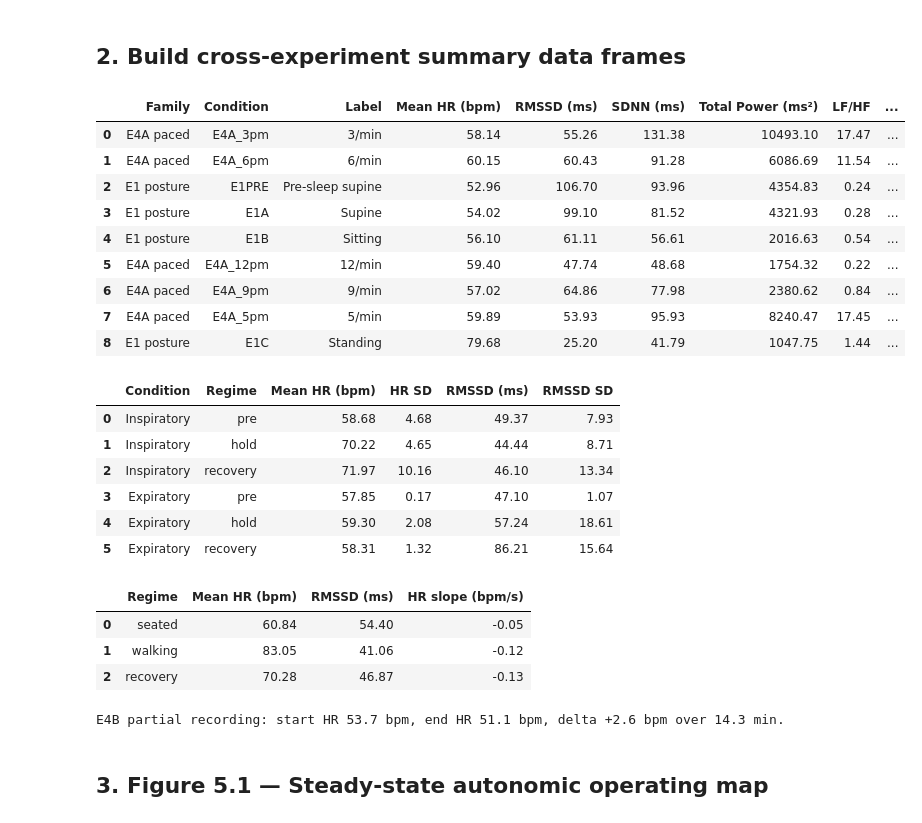
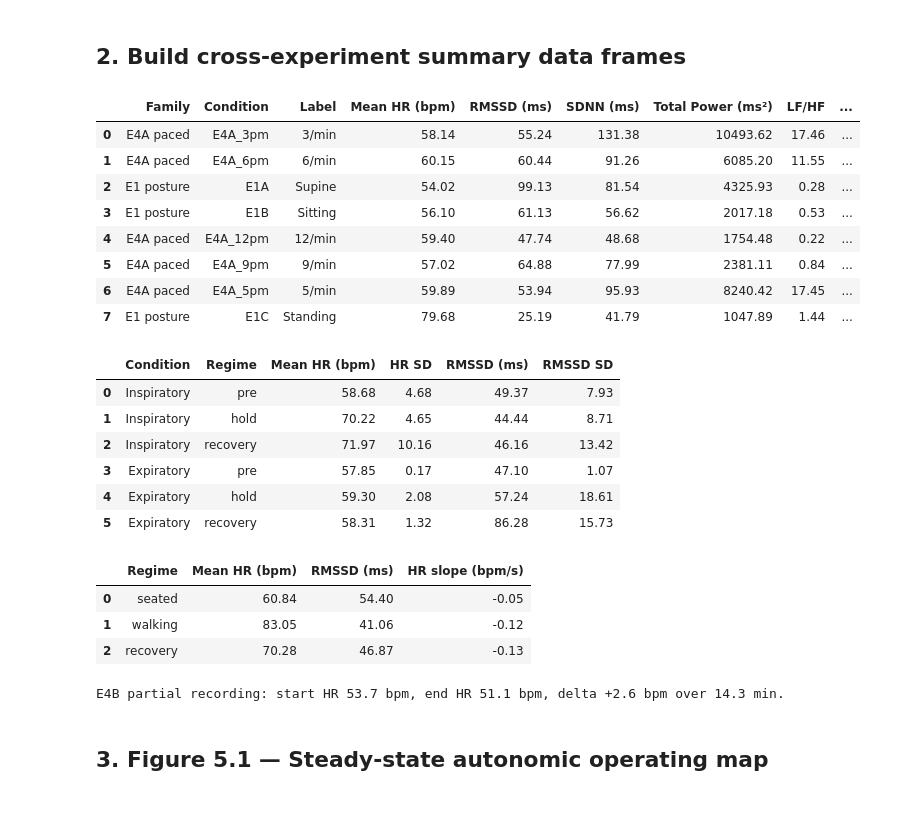
Before and after one commit to peienwu1216/hw5_ecg-analysis, a Jupyter notebook: notebooks/06_integration.ipynb, the cells around one changed output. Cells and saved outputs as stored; diff of their text form; code cells hidden in the pictures.

```diff
--- a/notebooks/06_integration.ipynb
+++ b/notebooks/06_integration.ipynb
@@ -65,9 +65,14 @@ def panel_label(ax, text):
 def save_paper_png(fig, filename):
     fig.savefig(FIG_DIR / filename, dpi=300, bbox_inches="tight")
 
+
+def save_paper_figure(fig, filename):
+    """PDF in outputs/figures (manuscript / nb06 exports)."""
+    PL.save_figure(fig, filename, fig_dir=REPO_ROOT / "outputs" / "figures")
+
+
 def short_label(key):
     mapping = {
-        "E1PRE": "Pre-sleep supine",
         "E1A": "Supine",
         "E1B": "Sitting",
         "E1C": "Standing",
@@ -104,7 +109,6 @@ E4A_COLORS = {
     "E4A_3pm": "#e15759",
 }
 E1_COLORS = {
-    "E1PRE": "#2f6690",
     "E1A": "#4c78a8",
     "E1B": "#59a14f",
     "E1C": "#c44e52",
@@ -179,51 +183,51 @@ e2_df = pd.DataFrame(e2_rows)
 e3_rows = []
 for regime, d in results["E3_walk"].extras["transient_hrv"].items():
     e3_rows.append(
         {
             "Regime": regime,
             "Mean HR (bpm)": d["mean_hr_bpm"],
             "RMSSD (ms)": d["rmssd_ms"],
             "HR slope (bpm/s)": d["hr_slope_bpm_per_s"],
         }
     )
 e3_df = pd.DataFrame(e3_rows)
 
 r_e4b = results["E4B_sleep"]
-r_e1pre = results["E1PRE"]
+e4b_anchor_key = cfg.ANCHOR_KEYS["E4B_sleep"]
+r_sleep_anchor = results[e4b_anchor_key]
 t_grid = r_e4b.extras["t_hr_grid"]
 hr_smooth = r_e4b.extras["hr_smooth_bpm"]
 valid = np.isfinite(hr_smooth) & (hr_smooth > 30)
 sleep_start = float(np.nanmean(hr_smooth[(t_grid < 180) & valid]))
 sleep_end = float(np.nanmean(hr_smooth[(t_grid > t_grid.max() - 60) & valid]))
 sleep_delta = sleep_start - sleep_end
 sleep_duration_min = t_grid.max() / 60.0
-sleep_anchor = r_e1pre.td_hrv["mean_hr_bpm"]
+sleep_anchor = r_sleep_anchor.td_hrv["mean_hr_bpm"]
 
 display(steady_df.round(2))
 display(e2_df.round(2))
 display(e3_df.round(2))
 print(
     f"E4B partial recording: start HR {sleep_start:.1f} bpm, end HR {sleep_end:.1f} bpm, "
     f"delta {sleep_delta:+.1f} bpm over {sleep_duration_min:.1f} min."
 )
 # %% [output]
 |  | Family | Condition | Label | Mean HR (bpm) | RMSSD (ms) | SDNN (ms) | Total Power (ms²) | LF/HF | ... |
-| 0 | E4A paced | E4A_3pm | 3/min | 58.14 | 55.26 | 131.38 | 10493.10 | 17.47 | ... |
-| 1 | E4A paced | E4A_6pm | 6/min | 60.15 | 60.43 | 91.28 | 6086.69 | 11.54 | ... |
-| 2 | E1 posture | E1PRE | Pre-sleep supine | 52.96 | 106.70 | 93.96 | 4354.83 | 0.24 | ... |
-| 3 | E1 posture | E1A | Supine | 54.02 | 99.10 | 81.52 | 4321.93 | 0.28 | ... |
-| 4 | E1 posture | E1B | Sitting | 56.10 | 61.11 | 56.61 | 2016.63 | 0.54 | ... |
-| 5 | E4A paced | E4A_12pm | 12/min | 59.40 | 47.74 | 48.68 | 1754.32 | 0.22 | ... |
-| 6 | E4A paced | E4A_9pm | 9/min | 57.02 | 64.86 | 77.98 | 2380.62 | 0.84 | ... |
-| 7 | E4A paced | E4A_5pm | 5/min | 59.89 | 53.93 | 95.93 | 8240.47 | 17.45 | ... |
-| 8 | E1 posture | E1C | Standing | 79.68 | 25.20 | 41.79 | 1047.75 | 1.44 | ... |
+| 0 | E4A paced | E4A_3pm | 3/min | 58.14 | 55.24 | 131.38 | 10493.62 | 17.46 | ... |
+| 1 | E4A paced | E4A_6pm | 6/min | 60.15 | 60.44 | 91.26 | 6085.20 | 11.55 | ... |
+| 2 | E1 posture | E1A | Supine | 54.02 | 99.13 | 81.54 | 4325.93 | 0.28 | ... |
+| 3 | E1 posture | E1B | Sitting | 56.10 | 61.13 | 56.62 | 2017.18 | 0.53 | ... |
+| 4 | E4A paced | E4A_12pm | 12/min | 59.40 | 47.74 | 48.68 | 1754.48 | 0.22 | ... |
+| 5 | E4A paced | E4A_9pm | 9/min | 57.02 | 64.88 | 77.99 | 2381.11 | 0.84 | ... |
+| 6 | E4A paced | E4A_5pm | 5/min | 59.89 | 53.94 | 95.93 | 8240.42 | 17.45 | ... |
+| 7 | E1 posture | E1C | Standing | 79.68 | 25.19 | 41.79 | 1047.89 | 1.44 | ... |
 |  | Condition | Regime | Mean HR (bpm) | HR SD | RMSSD (ms) | RMSSD SD |
 | 0 | Inspiratory | pre | 58.68 | 4.68 | 49.37 | 7.93 |
 | 1 | Inspiratory | hold | 70.22 | 4.65 | 44.44 | 8.71 |
-| 2 | Inspiratory | recovery | 71.97 | 10.16 | 46.10 | 13.34 |
+| 2 | Inspiratory | recovery | 71.97 | 10.16 | 46.16 | 13.42 |
 | 3 | Expiratory | pre | 57.85 | 0.17 | 47.10 | 1.07 |
 | 4 | Expiratory | hold | 59.30 | 2.08 | 57.24 | 18.61 |
-| 5 | Expiratory | recovery | 58.31 | 1.32 | 86.21 | 15.64 |
+| 5 | Expiratory | recovery | 58.31 | 1.32 | 86.28 | 15.73 |
 |  | Regime | Mean HR (bpm) | RMSSD (ms) | HR slope (bpm/s) |
 | 0 | seated | 60.84 | 54.40 | -0.05 |
 | 1 | walking | 83.05 | 41.06 | -0.12 |
```
Also changed, not shown: parts of 6 cells of this notebook.
